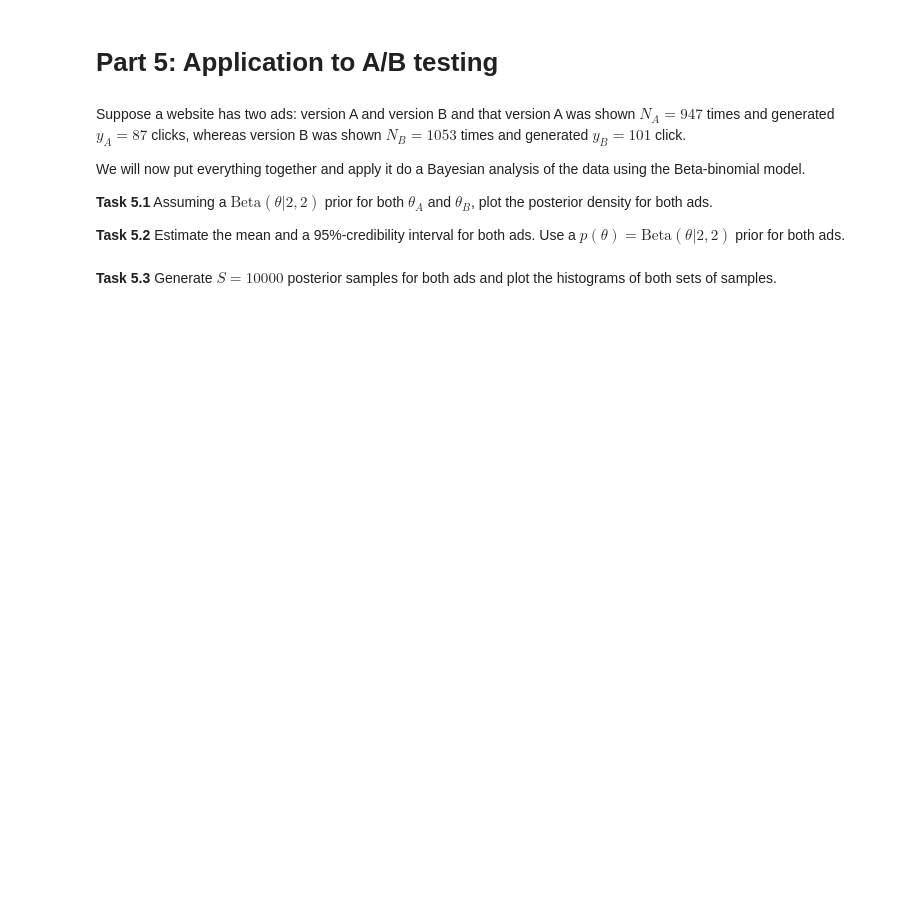
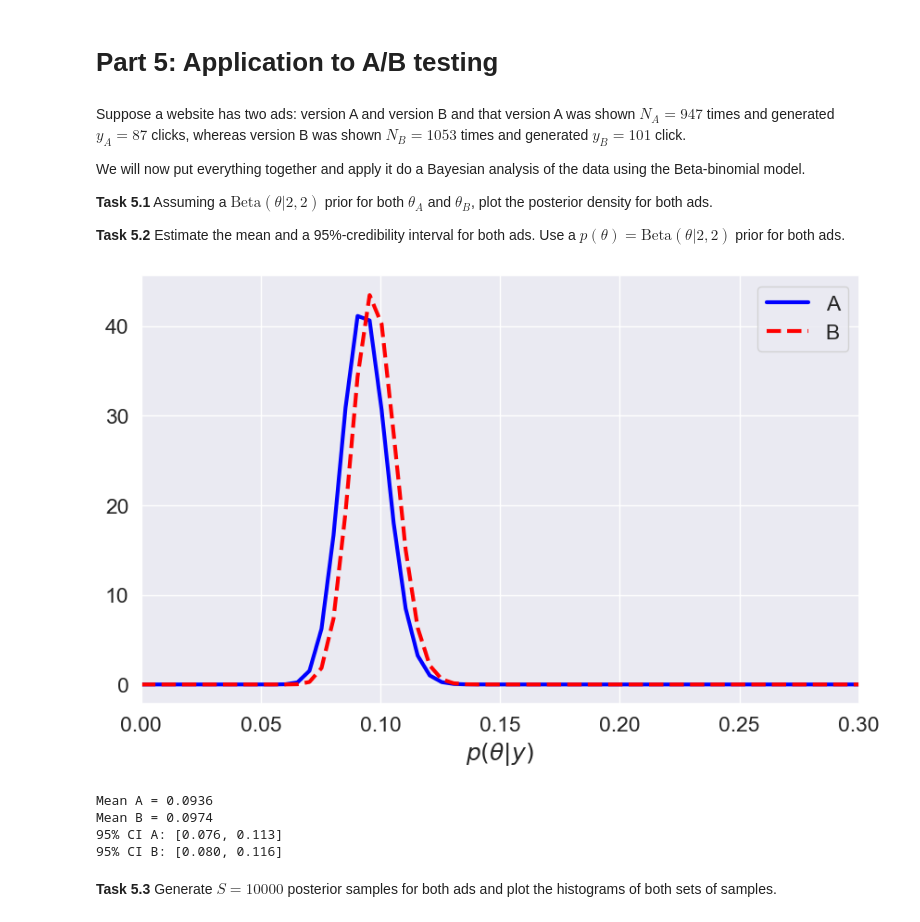
Before and after one commit to lelegod/bayesian_ml, a Jupyter notebook: week1/ex1_handout.ipynb, the cells around one changed output. Saved outputs shown, nothing was run; the diff lists cells and outputs as text; code cells hidden in the pictures; blank space fills up the shorter version.

```diff
--- a/week1/ex1_handout.ipynb
+++ b/week1/ex1_handout.ipynb
@@ -664,5 +708,37 @@ We will now put everything together and apply it do a Bayesian analysis of the d
 
 
 **Task 5.2** Estimate the mean and a 95%-credibility interval for both ads. Use a $p(\theta) = \text{Beta}(\theta|2, 2)$ prior for both ads.
+# %%
+a, b = 2, 2
+
+data_a = ObservedData(y=87, N=947)
+data_b = ObservedData(y=101, N=1053)
+
+posterior_a = BetaDistribution(a=a+data_a.y, b=b+data_a.N-data_a.y)
+posterior_b = BetaDistribution(a=a+data_b.y, b=b+data_b.N-data_b.y)
+
+thetas = jnp.linspace(0, 1, 200)
+
+fig, ax = plt.subplots(1, 1, figsize=(10,6))
+ax.plot(thetas, posterior_a.pdf(thetas), linestyle='-', color='blue', label='A')
+ax.plot(thetas, posterior_b.pdf(thetas), linestyle='--', color='red', label='B')
+ax.set_xlabel(r'$p(\theta|y)$')
+ax.set_xlim(0, 0.3)
+ax.legend()
+
+plt.show()
+# %% [output]
+[figure, added]
+# %%
+print(f'Mean A = {posterior_a.mean:5.4f}')
+print(f'Mean B = {posterior_b.mean:5.4f}')
+
+print(f'95% CI A: [{posterior_a.get_interval(95)[0]:4.3f}, {posterior_a.get_interval(95)[1]:4.3f}]')
+print(f'95% CI B: [{posterior_b.get_interval(95)[0]:4.3f}, {posterior_b.get_interval(95)[1]:4.3f}]')
+# %% [output]
+Mean A = 0.0936
+Mean B = 0.0974
+95% CI A: [0.076, 0.113]
+95% CI B: [0.080, 0.116]
 # %% [markdown]
 **Task 5.3** Generate $S = 10000$ posterior samples for both ads and plot the histograms of both sets of samples.
```
Also changed, not shown: parts of 13 cells of this notebook.
